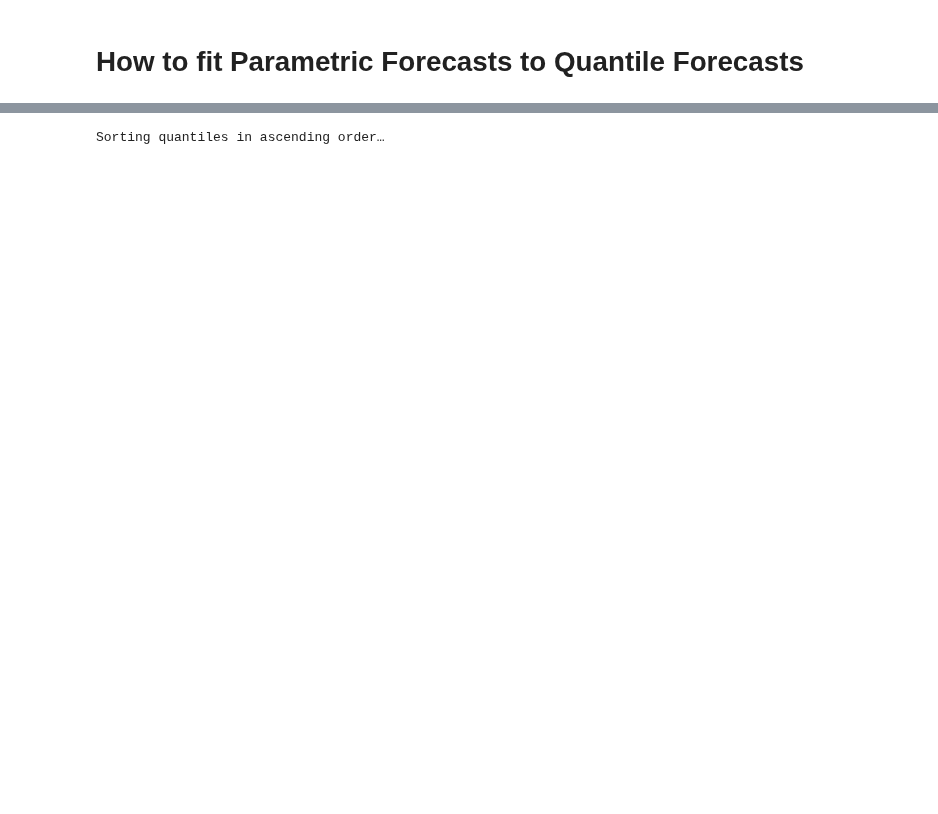
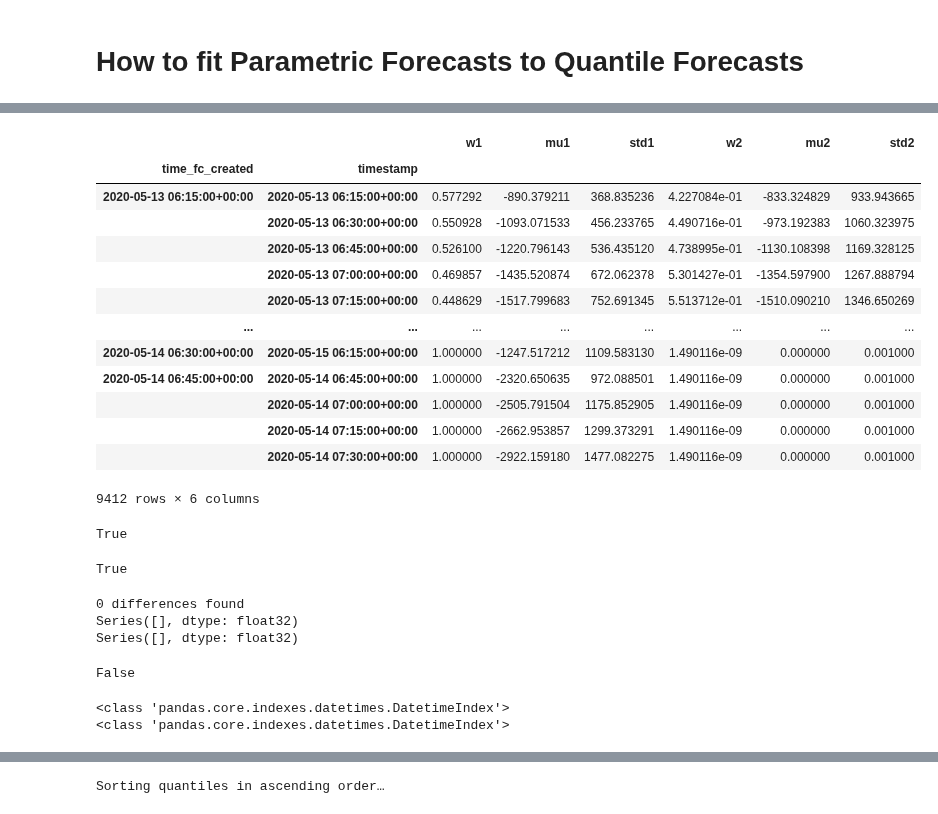
Before and after one commit to JaMoPinter/MPC-vs-RBC, a Jupyter notebook: 02_forecast/fit_parametric_fc.ipynb, the cells around one changed output, grey strips where cells are left out. Drawn from its saved outputs; the diff is of its cells as text; code cells hidden in the pictures; blank space fills up the shorter version.

```diff
--- a/02_forecast/fit_parametric_fc.ipynb
+++ b/02_forecast/fit_parametric_fc.ipynb
@@ -13,0 +58,9 @@ pf.load_quantile_forecasts(path_to_quantile_fc, timerange=['2020-05-13 06:15:00+
+# %%
+time = pd.Timestamp.now()
+pf2 = ParametricForecasts()
+pf2.load_quantile_forecasts(path_to_quantile_fc)
+pf2.quantile_forecasts
+time_end = pd.Timestamp.now()
+
+print(f'Time taken to load quantile forecasts: {time_end - time}')
+_2 = pf2.sort_quantiles()
@@ -13,0 +81,5 @@ pf.load_quantile_forecasts(path_to_quantile_fc, timerange=['2020-05-13 06:15:00+
+# %%
+time = pd.Timestamp.now()
+pf2.fit_sum2gaussian3()
+time_end = pd.Timestamp.now()
+print(f'Time taken to fit distribution 2: {time_end - time}')
@@ -13,0 +106,48 @@ pf.load_quantile_forecasts(path_to_quantile_fc, timerange=['2020-05-13 06:15:00+
+# %%
+pf2.param_forecasts
+# %% [output]
+|  |  | w1 | mu1 | std1 | w2 | mu2 | std2 |
+| time_fc_created | timestamp |  |  |  |  |  |  |
+| 2020-05-13 06:15:00+00:00 | 2020-05-13 06:15:00+00:00 | 0.577292 | -890.379211 | 368.835236 | 4.227084e-01 | -833.324829 | 933.943665 |
+|  | 2020-05-13 06:30:00+00:00 | 0.550928 | -1093.071533 | 456.233765 | 4.490716e-01 | -973.192383 | 1060.323975 |
+|  | 2020-05-13 06:45:00+00:00 | 0.526100 | -1220.796143 | 536.435120 | 4.738995e-01 | -1130.108398 | 1169.328125 |
+|  | 2020-05-13 07:00:00+00:00 | 0.469857 | -1435.520874 | 672.062378 | 5.301427e-01 | -1354.597900 | 1267.888794 |
+|  | 2020-05-13 07:15:00+00:00 | 0.448629 | -1517.799683 | 752.691345 | 5.513712e-01 | -1510.090210 | 1346.650269 |
+| ... | ... | ... | ... | ... | ... | ... | ... |
+| 2020-05-14 06:30:00+00:00 | 2020-05-15 06:15:00+00:00 | 1.000000 | -1247.517212 | 1109.583130 | 1.490116e-09 | 0.000000 | 0.001000 |
+| 2020-05-14 06:45:00+00:00 | 2020-05-14 06:45:00+00:00 | 1.000000 | -2320.650635 | 972.088501 | 1.490116e-09 | 0.000000 | 0.001000 |
+|  | 2020-05-14 07:00:00+00:00 | 1.000000 | -2505.791504 | 1175.852905 | 1.490116e-09 | 0.000000 | 0.001000 |
+|  | 2020-05-14 07:15:00+00:00 | 1.000000 | -2662.953857 | 1299.373291 | 1.490116e-09 | 0.000000 | 0.001000 |
+|  | 2020-05-14 07:30:00+00:00 | 1.000000 | -2922.159180 | 1477.082275 | 1.490116e-09 | 0.000000 | 0.001000 |
+9412 rows × 6 columns
+# %%
+pf2.quantile_forecasts.index.equals(pf.quantile_forecasts.index)
+# %% [output]
+True
+# %%
+pf2.quantile_forecasts.columns.equals(pf.quantile_forecasts.columns)
+# %% [output]
+True
+# %%
+diff_mask = (pf2.quantile_forecasts != pf.quantile_forecasts)
+print(diff_mask.sum().sum(), "differences found")
+
+# See the first few differing rows
+print(pf2.quantile_forecasts[diff_mask].stack())
+print(pf.quantile_forecasts[diff_mask].stack())
+# %% [output]
+0 differences found
+Series([], dtype: float32)
+Series([], dtype: float32)
+# %%
+pf2.quantile_forecasts.equals(pf.quantile_forecasts)
+# %% [output]
+False
+# %%
+pf2.quantile_forecasts.index
+# print the type of each index
+for idx in pf2.quantile_forecasts.index.levels:
+    print(type(idx))
+# %% [output]
+<class 'pandas.core.indexes.datetimes.DatetimeIndex'>
+<class 'pandas.core.indexes.datetimes.DatetimeIndex'>
```
Also changed, not shown: parts of 13 cells of this notebook, 1 other file.
